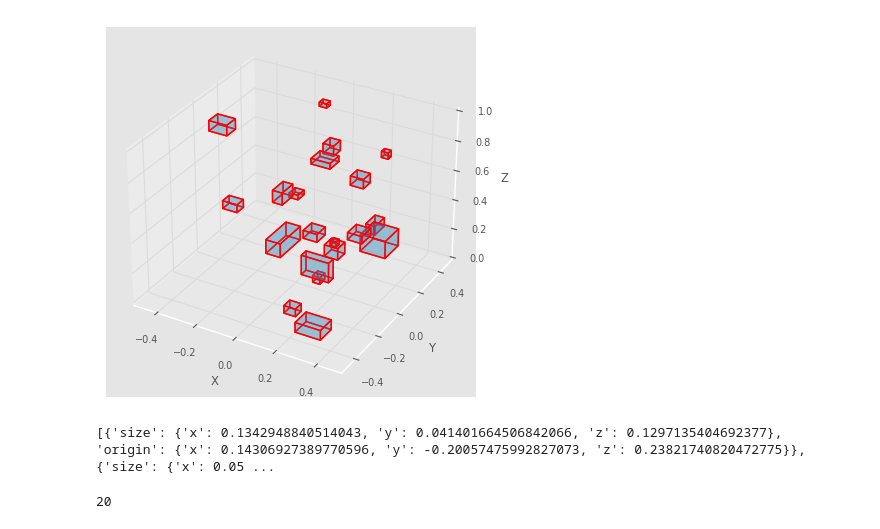
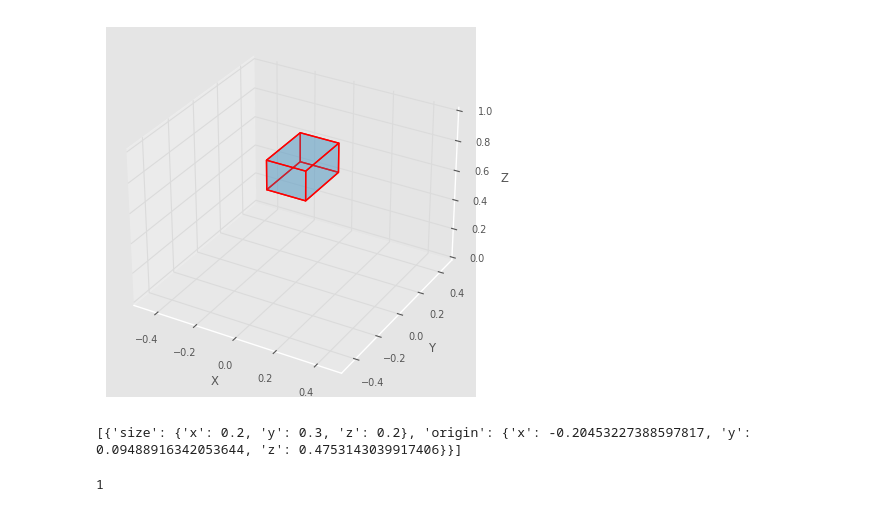
Before and after one commit to LIYunzhe1408/OptiBots, a Jupyter notebook: examples/obstacle_generation.ipynb, the cells around one changed output. Cells and saved outputs as stored; diff of their text form; code cells hidden in the pictures.

```diff
--- a/examples/obstacle_generation.ipynb
+++ b/examples/obstacle_generation.ipynb
@@ -20,13 +20,13 @@ def cuboid_data(origin, size):
     y = [origin[1], origin[1] + size[1]]
     z = [origin[2], origin[2] + size[2]]
     return np.array([[x[0], y[0], z[0]],
-                     [x[1], y[0], z[0]],
-                     [x[1], y[1], z[0]],
-                     [x[0], y[1], z[0]],
-                     [x[0], y[0], z[1]],
-                     [x[1], y[0], z[1]],
-                     [x[1], y[1], z[1]],
-                     [x[0], y[1], z[1]]])
+                    [x[1], y[0], z[0]],
+                    [x[1], y[1], z[0]],
+                    [x[0], y[1], z[0]],
+                    [x[0], y[0], z[1]],
+                    [x[1], y[0], z[1]],
+                    [x[1], y[1], z[1]],
+                    [x[0], y[1], z[1]]])
 
 # Function to plot cuboid
 def plot_cuboid(ax, cuboid):
@@ -80,43 +80,43 @@ def plot_random_cuboids(num_cuboids=20, total_volume=0.001, space_size=(1.0, 1.0
 
         # Generate random position within the defined space boundaries
         origin = np.array([np.random.uniform(x_bounds[0], x_bounds[1] - dims[0]),
-                           np.random.uniform(y_bounds[0], y_bounds[1] - dims[1]),
-                           np.random.uniform(z_bounds[0], z_bounds[1] - dims[2])])
+                        np.random.uniform(y_bounds[0], y_bounds[1] - dims[1]),
+                        np.random.uniform(z_bounds[0], z_bounds[1] - dims[2])])
 
         cub_min = origin
         cub_max = origin + dims
 
         if all(not check_overlap(cub_min, cub_max, cub[0], cub[1]) for cub in cuboids):
             cuboids.append((cub_min, cub_max))
             cuboid = cuboid_data(cub_min, dims)
             plot_cuboid(ax, cuboid)
             cuboid_info.append({
                 'size': {'x': float(dims[0]), 'y': float(dims[1]), 'z': float(dims[2])},
                 'origin': {'x': float(origin[0]), 'y': float(origin[1]), 'z': float(origin[2])}
             })
         attempts += 1
         if attempts >= 10000:
             print("Maximum number of attempts reached. Could not place all cuboids without overlap.")
             break
 
     ax.set_xlabel('X')
     ax.set_ylabel('Y')
     ax.set_zlabel('Z')
     ax.set_xlim(x_bounds)
     ax.set_ylim(y_bounds)
     ax.set_zlim(z_bounds)
     plt.show()
 
     return cuboid_info
 
 # Plot the cuboids with a maximum size of 0.2 in x, 0.3 in y, and 0.2 in z dimensions
-cuboid_data_list = plot_random_cuboids(max_size=(0.2, 0.3, 0.2))
+cuboid_data_list = plot_random_cuboids(num_cuboids=1, total_volume=0.2, max_size=(0.2, 0.3, 0.2))
 
 # Print the sizes and origins
 print(cuboid_data_list[:5])
 # %% [output]
-[figure, old version]
+[figure, new version]
-[{'size': {'x': 0.1342948840514043, 'y': 0.041401664506842066, 'z': 0.1297135404692377}, 'origin': {'x': 0.14306927389770596, 'y': -0.20057475992827073, 'z': 0.23821740820472775}}, {'size': {'x': 0.05 ...
+[{'size': {'x': 0.2, 'y': 0.3, 'z': 0.2}, 'origin': {'x': -0.20453227388597817, 'y': 0.09488916342053644, 'z': 0.4753143039917406}}]
 # %%
 header = TaskHeader(
     ID='Random Obstacles Generation',
@@ -138,7 +138,7 @@ for idx, info in enumerate(cuboid_data_list):
 print(len(box))
 task = Task(header, obstacles=[i for i in box])
 # %% [output]
-20
+1
 # %%
 task.visualize()
 # %% [output]
```
Also changed, not shown: parts of 2 cells of this notebook, 5 other files.
